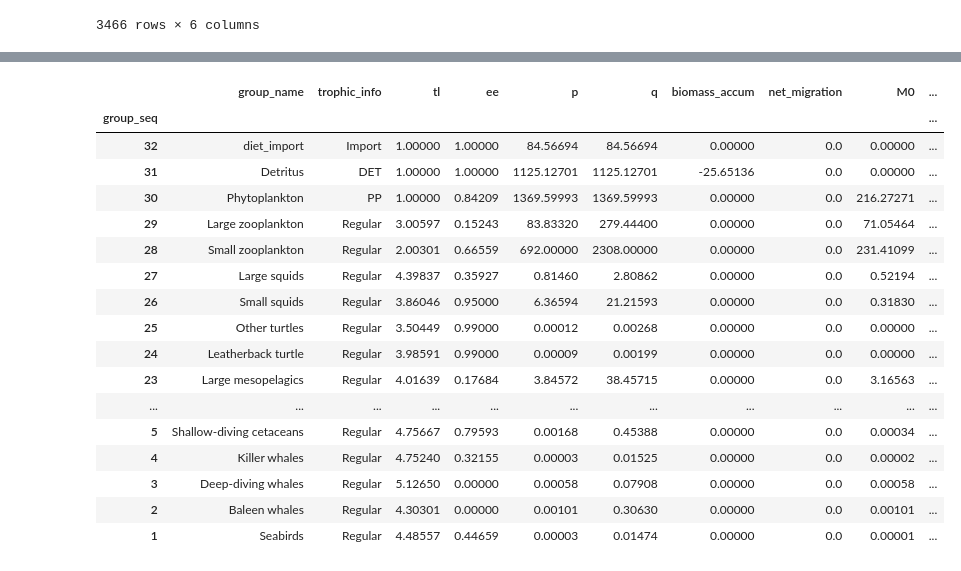
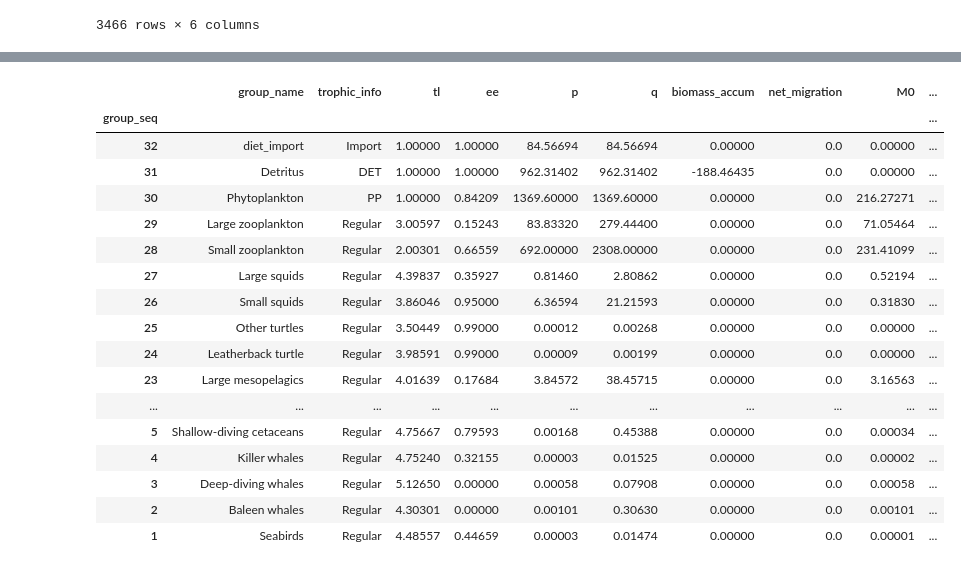
Before and after one commit to idocarmel1/PPREstimation, a Jupyter notebook: tests.ipynb, the cells around one changed output, grey strips where cells are left out. Cells and saved outputs as stored; diff of their text form; code cells hidden in the pictures.

```diff
--- a/tests.ipynb
+++ b/tests.ipynb
@@ -493,20 +198,20 @@ model.get_groups_df().round(5)[['group_name', 'trophic_info', 'tl', 'ee', 'p', '
 | 1 | Seabirds | Regular | 4.48557 | 0.44659 | 0.00003 | 0.01474 | 0.00000 | 0.0 | 0.00001 | ... |
 # %%
 modeldata = ModelData(459)
-# modeldata.groups_data[['gs', 'egestion', 'respiration']] = np.nan
-modeldata.groups_data[['gs', 'egestion', 'respiration', 'biomass_accum', 'emigration', 'immigration', 'net_migration', 'M0']] = np.nan
-model = PPRCalculator.from_modeldata(modeldata, underdetermined=True, zero_biomass_accum=True, default_gs=True,
-                                      solve_cols=['p', 'q', 'egestion', 'respiration', 'biomass_accum', 'emigration', 'immigration', 'net_migration'])
-                                        # solve_cols=['p', 'q', 'egestion', 'respiration'])
+
+modeldata.groups_data[['gs', 'egestion', 'respiration']] = np.nan
+# modeldata.groups_data[['gs', 'egestion', 'respiration', 'biomass_accum', 'emigration', 'immigration', 'net_migration', 'M0']] = np.nan
+
+model = PPRCalculator.from_modeldata(modeldata, underdetermined=True, zero_catch=True, zero_biomass_accum=True, default_gs=False, weight_flow=1.0, weight_guess=0.0)
 model.get_groups_df().round(5)[['group_name', 'trophic_info', 'tl', 'ee', 'p', 'q', 'biomass_accum', 'net_migration', 'M0', 'predation', 'catch', 'gs', 'egestion', 'respiration']]
 
 # model.get_PPR(model.SPPR_new(TE_option='TE')[0], only_inner=True).sum(axis=1)
 # %% [output]
 |  | group_name | trophic_info | tl | ee | p | q | biomass_accum | net_migration | M0 | ... |
 | group_seq |  |  |  |  |  |  |  |  |  | ... |
 | 32 | diet_import | Import | 1.00000 | 1.00000 | 84.56694 | 84.56694 | 0.00000 | 0.0 | 0.00000 | ... |
-| 31 | Detritus | DET | 1.00000 | 1.00000 | 1125.12701 | 1125.12701 | -25.65136 | 0.0 | 0.00000 | ... |
-| 30 | Phytoplankton | PP | 1.00000 | 0.84209 | 1369.59993 | 1369.59993 | 0.00000 | 0.0 | 216.27271 | ... |
+| 31 | Detritus | DET | 1.00000 | 1.00000 | 962.31402 | 962.31402 | -188.46435 | 0.0 | 0.00000 | ... |
+| 30 | Phytoplankton | PP | 1.00000 | 0.84209 | 1369.60000 | 1369.60000 | 0.00000 | 0.0 | 216.27271 | ... |
 | 29 | Large zooplankton | Regular | 3.00597 | 0.15243 | 83.83320 | 279.44400 | 0.00000 | 0.0 | 71.05464 | ... |
 | 28 | Small zooplankton | Regular | 2.00301 | 0.66559 | 692.00000 | 2308.00000 | 0.00000 | 0.0 | 231.41099 | ... |
 | 27 | Large squids | Regular | 4.39837 | 0.35927 | 0.81460 | 2.80862 | 0.00000 | 0.0 | 0.52194 | ... |
```
Also changed, not shown: parts of 13 cells of this notebook, 1 other file.
